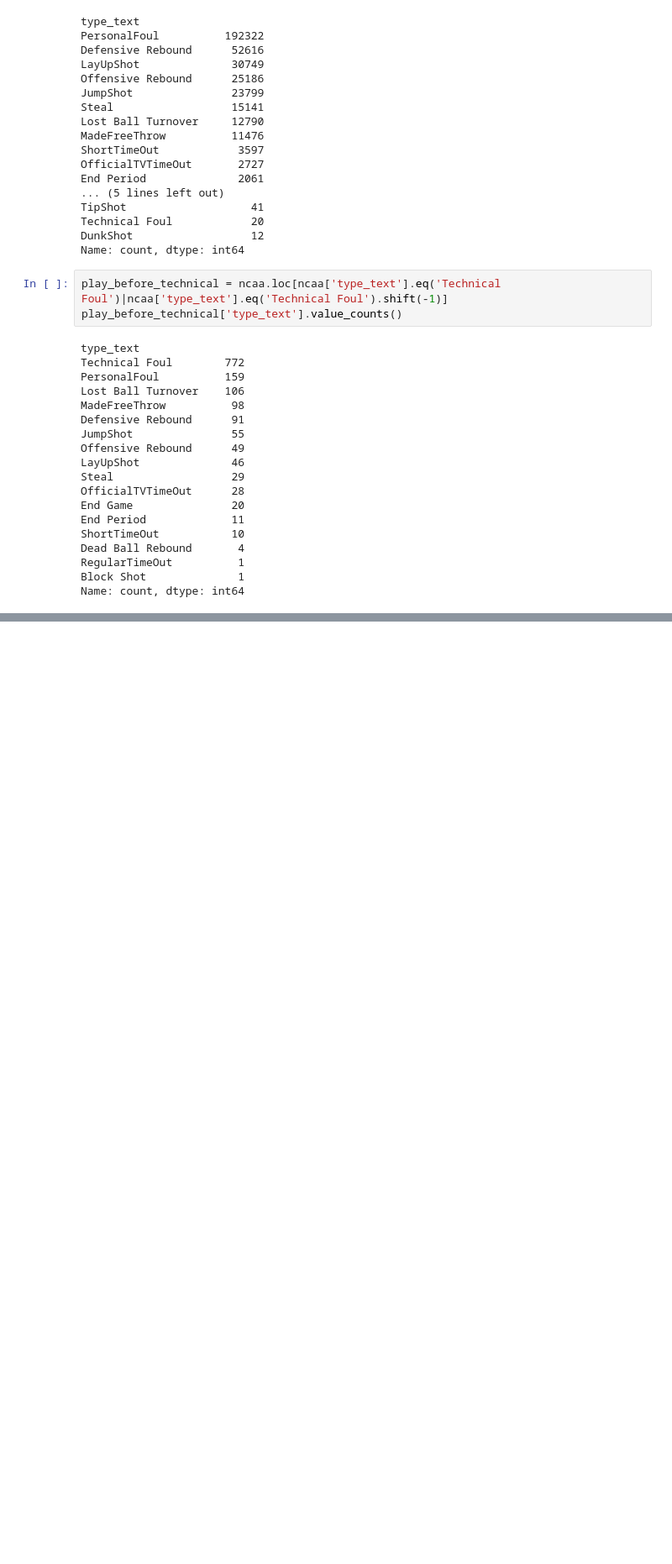
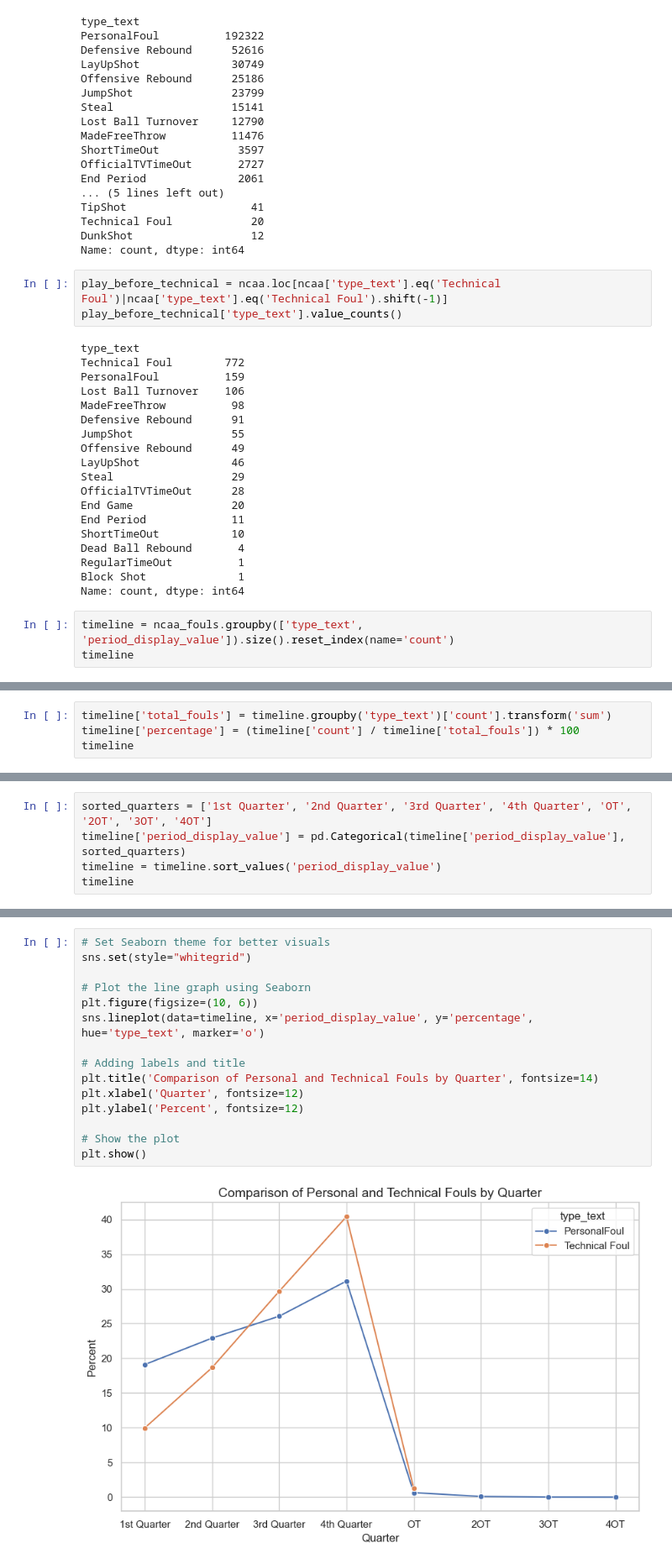
Before and after one commit to aimeejohnson/ncaa-basketball-capstone, a Jupyter notebook: notebooks/foul_analysis.ipynb, the cells around one changed output, grey strips where cells are left out. Shown at 84% size. Saved outputs shown, nothing was run; the diff lists cells and outputs as text; blank space fills up the shorter version.

```diff
--- a/notebooks/foul_analysis.ipynb
+++ b/notebooks/foul_analysis.ipynb
@@ -237,3 +237,6 @@ Dead Ball Rebound       4
 RegularTimeOut          1
 Block Shot              1
 Name: count, dtype: int64
+# %%
+timeline = ncaa_fouls.groupby(['type_text', 'period_display_value']).size().reset_index(name='count')
+timeline
@@ -239,0 +258,4 @@ Name: count, dtype: int64
+# %%
+timeline['total_fouls'] = timeline.groupby('type_text')['count'].transform('sum')
+timeline['percentage'] = (timeline['count'] / timeline['total_fouls']) * 100
+timeline
@@ -239,0 +277,5 @@ Name: count, dtype: int64
+# %%
+sorted_quarters = ['1st Quarter', '2nd Quarter', '3rd Quarter', '4th Quarter', 'OT', '2OT', '3OT', '4OT']
+timeline['period_display_value'] = pd.Categorical(timeline['period_display_value'], sorted_quarters)
+timeline = timeline.sort_values('period_display_value')
+timeline
@@ -239,0 +297,17 @@ Name: count, dtype: int64
+# %%
+# Set Seaborn theme for better visuals
+sns.set(style="whitegrid")
+
+# Plot the line graph using Seaborn
+plt.figure(figsize=(10, 6))
+sns.lineplot(data=timeline, x='period_display_value', y='percentage', hue='type_text', marker='o')
+
+# Adding labels and title
+plt.title('Comparison of Personal and Technical Fouls by Quarter', fontsize=14)
+plt.xlabel('Quarter', fontsize=12)
+plt.ylabel('Percent', fontsize=12)
+
+# Show the plot
+plt.show()
+# %% [output]
+[figure, added]
```
Also changed, not shown: parts of 6 cells of this notebook.
